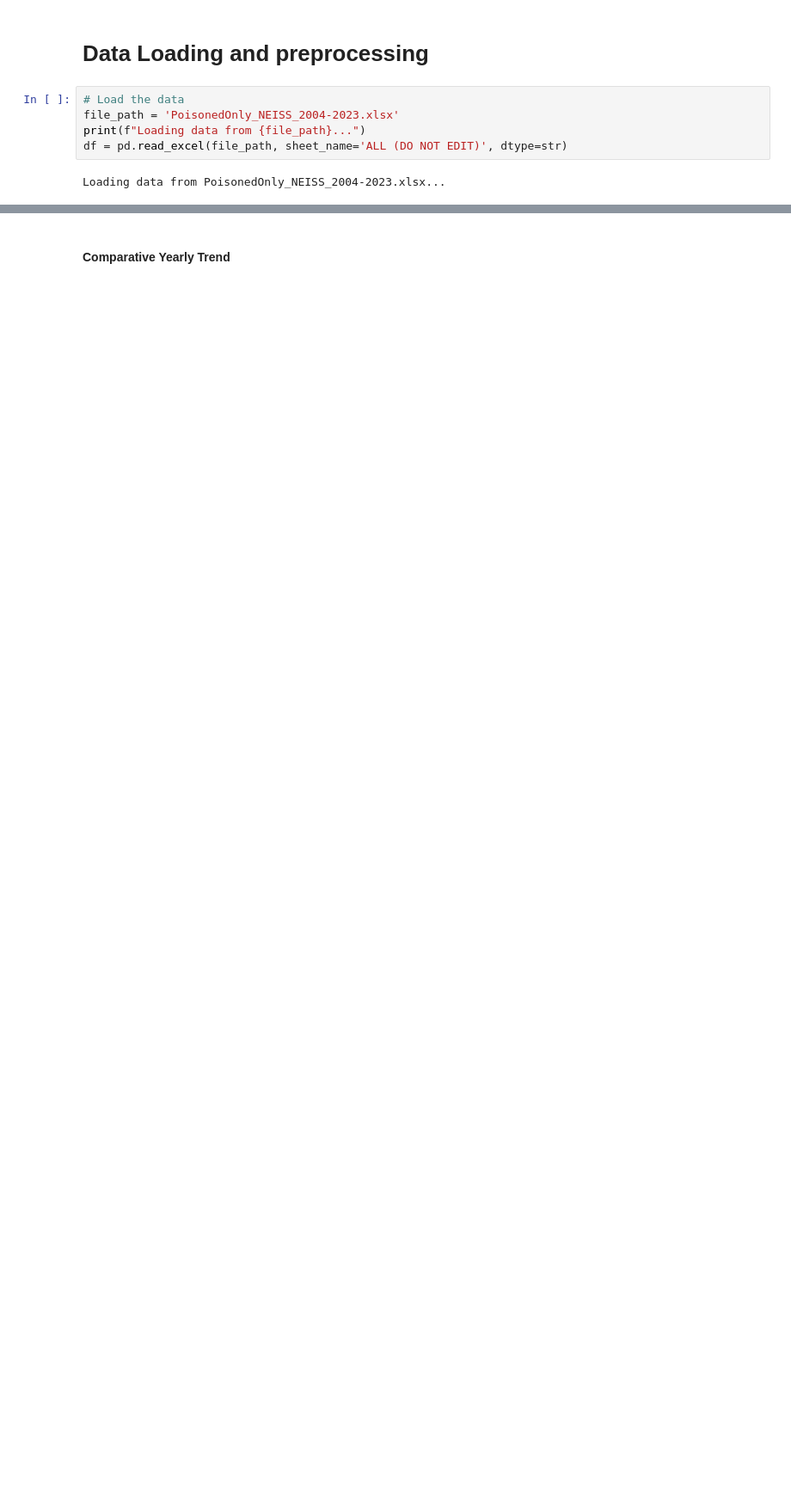
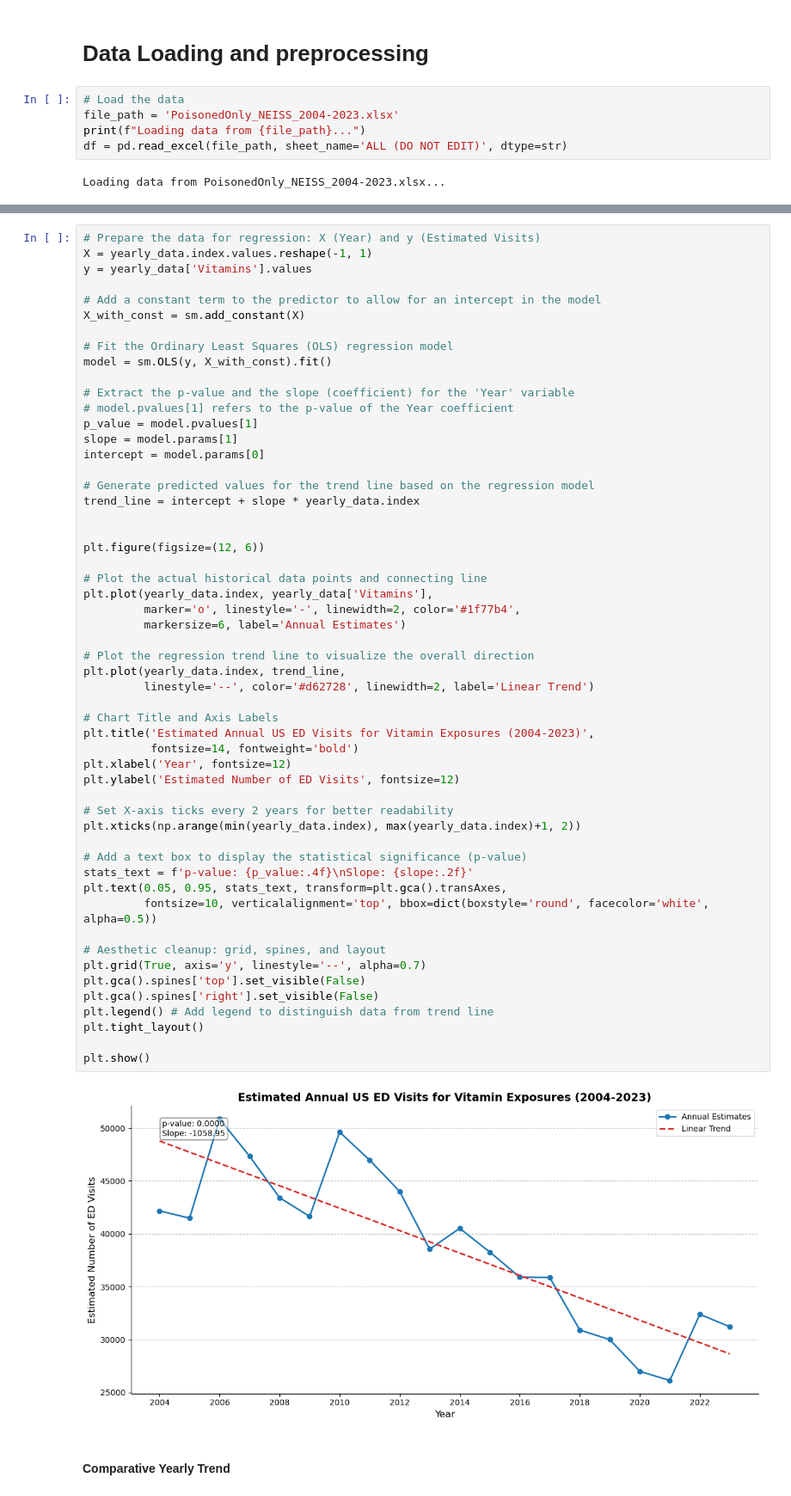
Before and after one commit to fede-giorgi/vitamins, a Jupyter notebook: temporal_analysis.ipynb, the cells around one changed output, grey strips where cells are left out. Shown at 86% size. Cells and saved outputs as stored; diff of their text form; blank space fills up the shorter version.

```diff
--- a/temporal_analysis.ipynb
+++ b/temporal_analysis.ipynb
@@ -91,3 +106,59 @@ plt.show()
+# %%
+# Prepare the data for regression: X (Year) and y (Estimated Visits)
+X = yearly_data.index.values.reshape(-1, 1)
+y = yearly_data['Vitamins'].values
+
+# Add a constant term to the predictor to allow for an intercept in the model
+X_with_const = sm.add_constant(X)
+
+# Fit the Ordinary Least Squares (OLS) regression model
+model = sm.OLS(y, X_with_const).fit()
+
+# Extract the p-value and the slope (coefficient) for the 'Year' variable
+# model.pvalues[1] refers to the p-value of the Year coefficient
+p_value = model.pvalues[1]
+slope = model.params[1]
+intercept = model.params[0]
+
+# Generate predicted values for the trend line based on the regression model
+trend_line = intercept + slope * yearly_data.index
+
+
+plt.figure(figsize=(12, 6))
+
+# Plot the actual historical data points and connecting line
+plt.plot(yearly_data.index, yearly_data['Vitamins'],
+         marker='o', linestyle='-', linewidth=2, color='#1f77b4',
+         markersize=6, label='Annual Estimates')
+
+# Plot the regression trend line to visualize the overall direction
+plt.plot(yearly_data.index, trend_line,
+         linestyle='--', color='#d62728', linewidth=2, label='Linear Trend')
+
+# Chart Title and Axis Labels
+plt.title('Estimated Annual US ED Visits for Vitamin Exposures (2004-2023)',
+          fontsize=14, fontweight='bold')
+plt.xlabel('Year', fontsize=12)
+plt.ylabel('Estimated Number of ED Visits', fontsize=12)
+
+# Set X-axis ticks every 2 years for better readability
+plt.xticks(np.arange(min(yearly_data.index), max(yearly_data.index)+1, 2))
+
+# Add a text box to display the statistical significance (p-value)
+stats_text = f'p-value: {p_value:.4f}\nSlope: {slope:.2f}'
+plt.text(0.05, 0.95, stats_text, transform=plt.gca().transAxes,
+         fontsize=10, verticalalignment='top', bbox=dict(boxstyle='round', facecolor='white', alpha=0.5))
+
+# Aesthetic cleanup: grid, spines, and layout
+plt.grid(True, axis='y', linestyle='--', alpha=0.7)
+plt.gca().spines['top'].set_visible(False)
+plt.gca().spines['right'].set_visible(False)
+plt.legend() # Add legend to distinguish data from trend line
+plt.tight_layout()
+
+plt.show()
+# %% [output]
+[figure, added]
 # %% [markdown]
 #### Comparative Yearly Trend
 # %%
```
Also changed, not shown: parts of 8 cells of this notebook.
